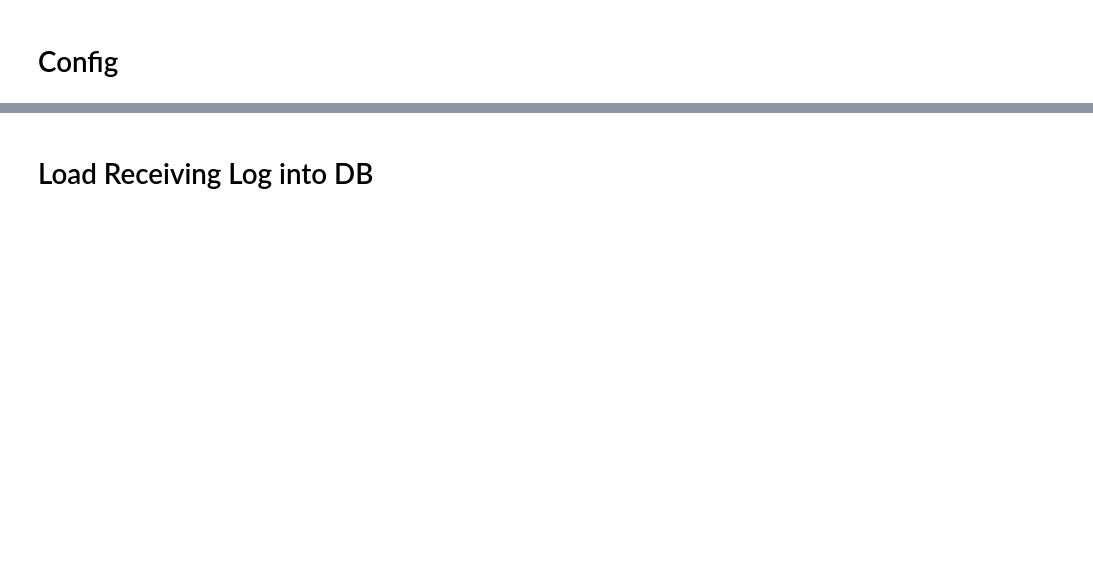
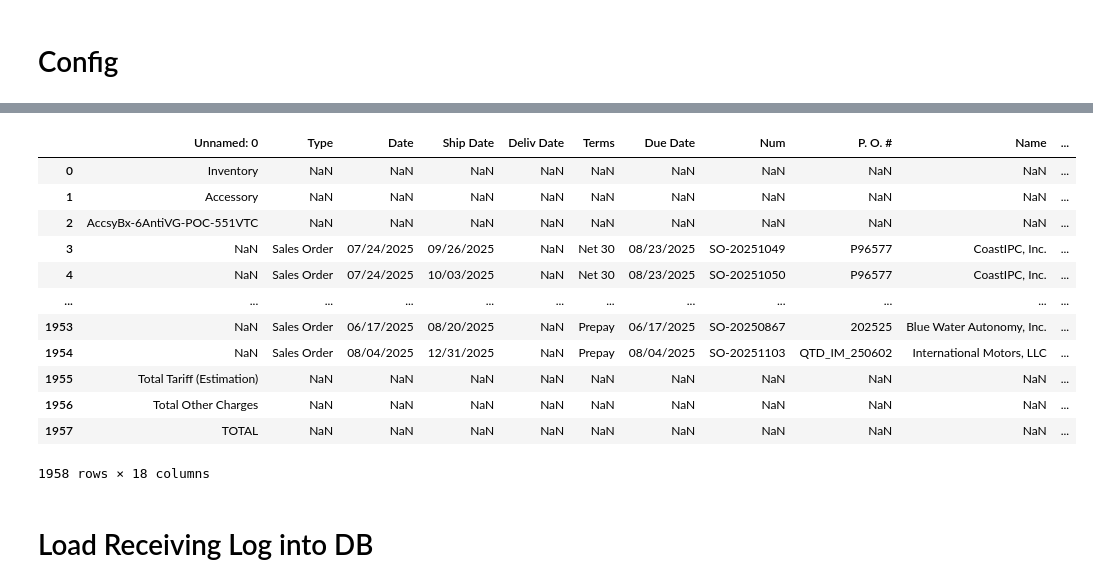
Before and after one commit to playoung2818/Word-Content-Check, a Jupyter notebook: WO_Content Check.ipynb, the cells around one changed output, grey strips where cells are left out. Saved outputs shown, nothing was run; the diff lists cells and outputs as text; code cells hidden in the pictures; blank space fills up the shorter version.

```diff
--- a/WO_Content Check.ipynb
+++ b/WO_Content Check.ipynb
@@ -196,7 +194,7 @@ def load_receiving_log(path_to_xlsm: str, engine, dry_run=False):
 
     # 🔍 Deduplicate based on key fields
     key_cols = ['entry_date', 'invoice_number', 'box_number', 'pod_number', 'part_number', 'serial_number', 'quantity']
-    merged = df.merge(existing, how='left', indicator=True, on=key_cols)
+    merged = df.merge(existing, how='left', indicator=True, on=key_cols) ## Only if all the seven columns are matched, otherwise we take it as new line
     print(f"🧾 merged:\n{merged.tail(25)}")
     new_rows = merged[merged['_merge'] == 'left_only'].drop(columns=['_merge'])
 
@@ -219,7 +217,7 @@ def extract_wo_from_filename(filename):
 
 def validate_part_number_and_qty(file_path, df_sales_order):
     """
-    Validates part numbers and quantities from a Word file against a filtered sales order.
+    Validates part numbers and quantities from a Word file against sales order.
     """
     word_parts = extract_product_details_from_word(file_path)
     filename = file_path.split("\\")[-1]
@@ -244,9 +242,7 @@ def validate_part_number_and_qty(file_path, df_sales_order):
         except ValueError:
             expected_qty = None
 
-        matched_rows = df_filtered[
-            df_filtered["Component"].apply(normalize) == normalize(word_part)
-        ]
+        matched_rows = df_filtered[df_filtered["Component"]]
 
         if matched_rows.empty:
             results.append({
@@ -440,3 +436,20 @@ def reorder_df_out_by_output(output_df: pd.DataFrame, df_out: pd.DataFrame) -> p
                .drop(columns=['__occ','__pos_out','__fallback'])
                .reset_index(drop=True))
     return ordered
+
+
+def read_df_from_gsheet(sheet_name: str, worksheet_name: str, cred_path: str) -> pd.DataFrame:
+    """
+    Read a Google Sheet tab into a pandas DataFrame using a service account.
+    - sheet_name: Spreadsheet title (e.g., "PDF_WO")
+    - worksheet_name: Tab name (e.g., "Open Sales Order")
+    - cred_path: path to your service account JSON
+    """
+    gc = gspread.service_account(filename=cred_path)
+    sh = gc.open(sheet_name)
+    ws = sh.worksheet(worksheet_name)
+
+    # Pull the sheet; evaluate formulas and keep strings
+    df = get_as_dataframe(ws, evaluate_formulas=True, dtype=str)
+
+    return df
@@ -542,3 +458,35 @@ final_df[final_df['WO'] == 'SO-20250494']
+# %%
+google_cred_path = r"C:\Users\Admin\Downloads\pdfwo-466115-734096e1cef8.json"
+
+df_sales_order = read_df_from_gsheet(
+    sheet_name="PDF_WO",
+    worksheet_name="Open Sales Order",
+    cred_path=google_cred_path
+)
+
+
+df_sales_order.rename(columns={
+    'Product Number': 'Component',
+    'WO': 'WO_Number',
+    'Qty': 'Required_Qty'
+}, inplace=True)
+
+
+print(df_sales_order)
+# %% [output]
+|  | Unnamed: 0 | Type | Date | Ship Date | Deliv Date | Terms | Due Date | Num | P. O. # | Name | ... |
+| 0 | Inventory | NaN | NaN | NaN | NaN | NaN | NaN | NaN | NaN | NaN | ... |
+| 1 | Accessory | NaN | NaN | NaN | NaN | NaN | NaN | NaN | NaN | NaN | ... |
+| 2 | AccsyBx-6AntiVG-POC-551VTC | NaN | NaN | NaN | NaN | NaN | NaN | NaN | NaN | NaN | ... |
+| 3 | NaN | Sales Order | 07/24/2025 | 09/26/2025 | NaN | Net 30 | 08/23/2025 | SO-20251049 | P96577 | CoastIPC, Inc. | ... |
+| 4 | NaN | Sales Order | 07/24/2025 | 10/03/2025 | NaN | Net 30 | 08/23/2025 | SO-20251050 | P96577 | CoastIPC, Inc. | ... |
+| ... | ... | ... | ... | ... | ... | ... | ... | ... | ... | ... | ... |
+| 1953 | NaN | Sales Order | 06/17/2025 | 08/20/2025 | NaN | Prepay | 06/17/2025 | SO-20250867 | 202525 | Blue Water Autonomy, Inc. | ... |
+| 1954 | NaN | Sales Order | 08/04/2025 | 12/31/2025 | NaN | Prepay | 08/04/2025 | SO-20251103 | QTD_IM_250602 | International Motors, LLC | ... |
+| 1955 | Total Tariff (Estimation) | NaN | NaN | NaN | NaN | NaN | NaN | NaN | NaN | NaN | ... |
+| 1956 | Total Other Charges | NaN | NaN | NaN | NaN | NaN | NaN | NaN | NaN | NaN | ... |
+| 1957 | TOTAL | NaN | NaN | NaN | NaN | NaN | NaN | NaN | NaN | NaN | ... |
+1958 rows × 18 columns
 # %% [markdown]
 # Load Receiving Log into DB
 # %%
```
Also changed, not shown: parts of 8 cells of this notebook.
